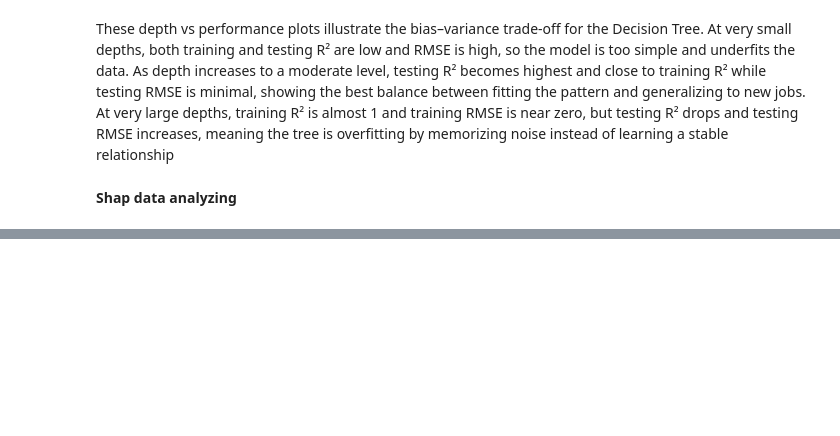
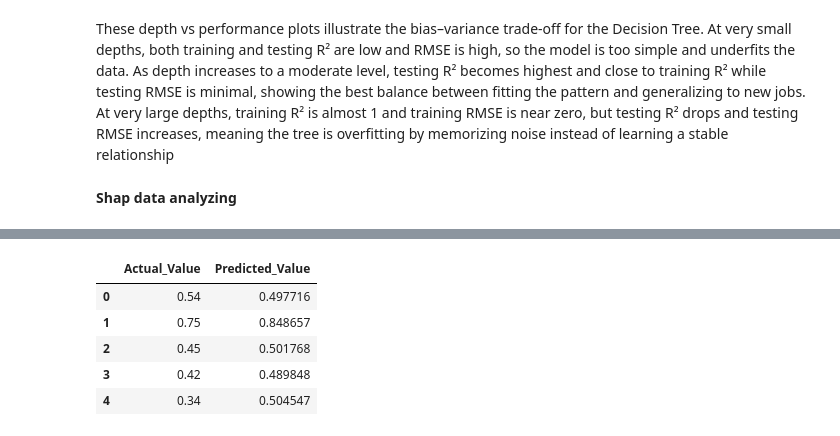
Before and after one commit to hashini596/AI-Impact-on-Jobs-2030, a Jupyter notebook: new1.ipynb, the cells around one changed output, grey strips where cells are left out. Cells and saved outputs as stored; diff of their text form; code cells hidden in the pictures; blank space fills up the shorter version.

```diff
--- a/new1.ipynb
+++ b/new1.ipynb
@@ -440,0 +448,16 @@ plt.show()
+# %%
+final_predictions = ridge.predict(X_test)
+
+final_results = pd.DataFrame({
+    "Actual_Value": y_test.values,
+    "Predicted_Value": final_predictions
+})
+
+final_results.head()
+# %% [output]
+|  | Actual_Value | Predicted_Value |
+| 0 | 0.54 | 0.497716 |
+| 1 | 0.75 | 0.848657 |
+| 2 | 0.45 | 0.501768 |
+| 3 | 0.42 | 0.489848 |
+| 4 | 0.34 | 0.504547 |
```
Also changed, not shown: parts of 2 cells of this notebook.
